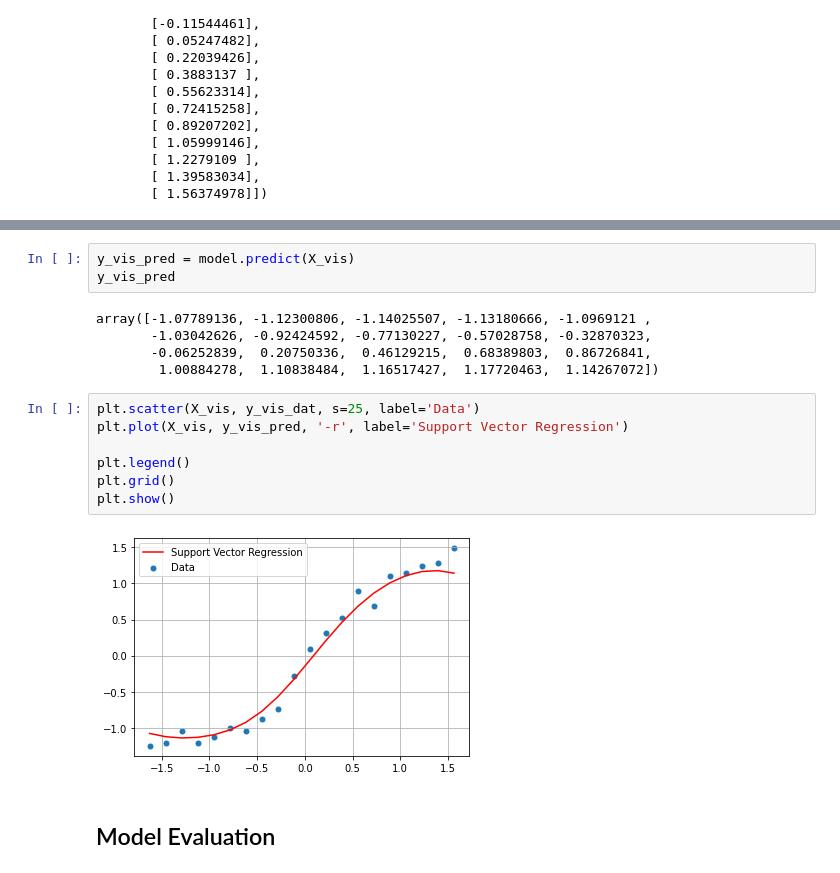
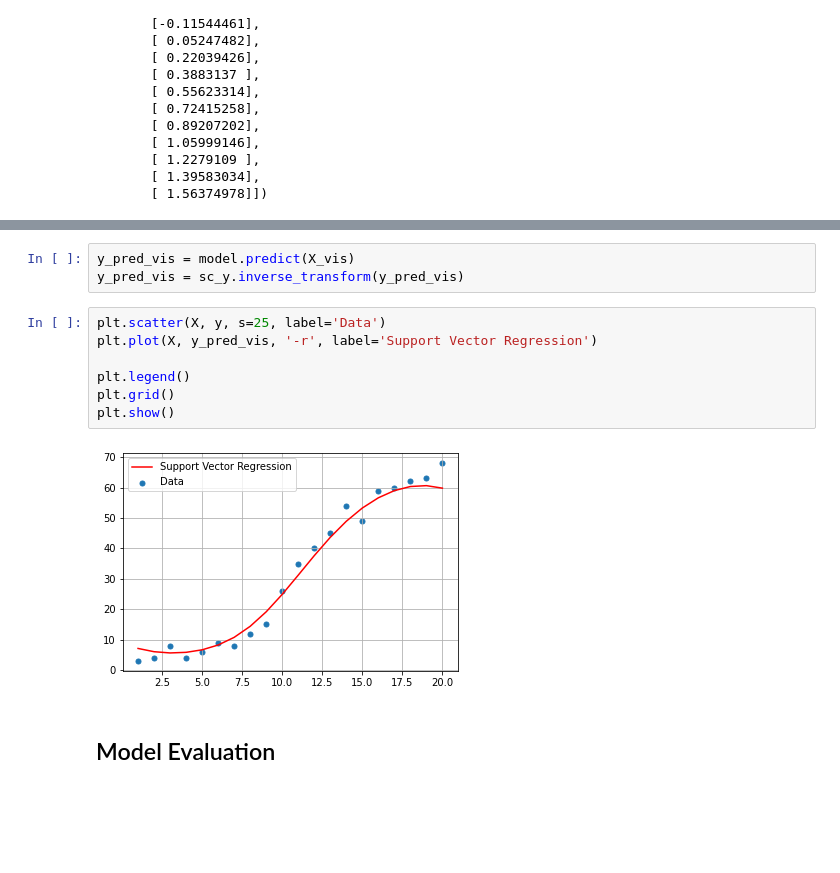
Before and after one commit to aryyawijaya/learn_ML, a Jupyter notebook: Support Vector Regression (SVR)/regression-support_vector_regression.ipynb, the cells around one changed output, grey strips where cells are left out. Cells and saved outputs as stored; diff of their text form; blank space fills up the shorter version.

Commit message:
inverse transform feature scaling

```diff
--- a/Support Vector Regression (SVR)/regression-support_vector_regression.ipynb
+++ b/Support Vector Regression (SVR)/regression-support_vector_regression.ipynb
@@ -201,20 +192,15 @@ array([-1.25066275, -1.20853516, -1.04002481, -1.20853516, -1.12427999,
 # %%
-y_vis_pred = model.predict(X_vis)
-y_vis_pred
+y_pred_vis = model.predict(X_vis)
+y_pred_vis = sc_y.inverse_transform(y_pred_vis)
-# %% [output]
-array([-1.07789136, -1.12300806, -1.14025507, -1.13180666, -1.0969121 ,
-       -1.03042626, -0.92424592, -0.77130227, -0.57028758, -0.32870323,
-       -0.06252839,  0.20750336,  0.46129215,  0.68389803,  0.86726841,
-        1.00884278,  1.10838484,  1.16517427,  1.17720463,  1.14267072])
 # %%
-plt.scatter(X_vis, y_vis_dat, s=25, label='Data')
-plt.plot(X_vis, y_vis_pred, '-r', label='Support Vector Regression')
+plt.scatter(X, y, s=25, label='Data')
+plt.plot(X, y_pred_vis, '-r', label='Support Vector Regression')
 
 plt.legend()
 plt.grid()
 plt.show()
 # %% [output]
-[figure, old version]
+[figure, new version]
 # %% [markdown]
 ## Model Evaluation
 # %%
```
Also changed, not shown: parts of 1 cell of this notebook.
